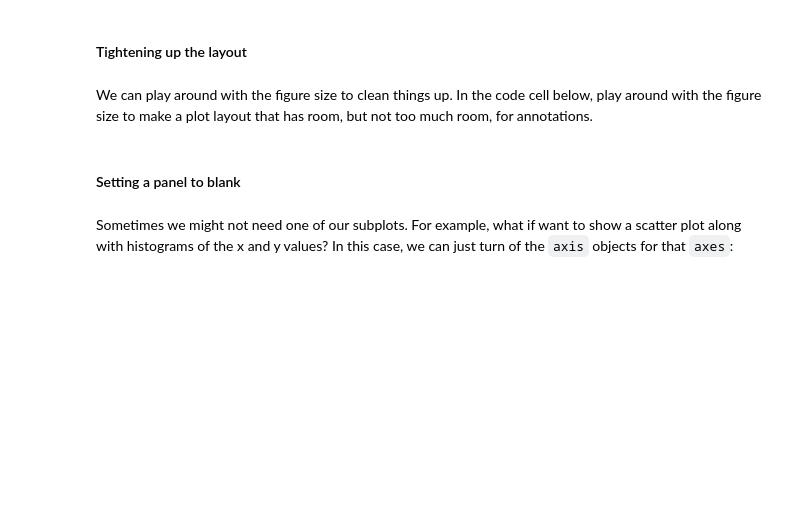
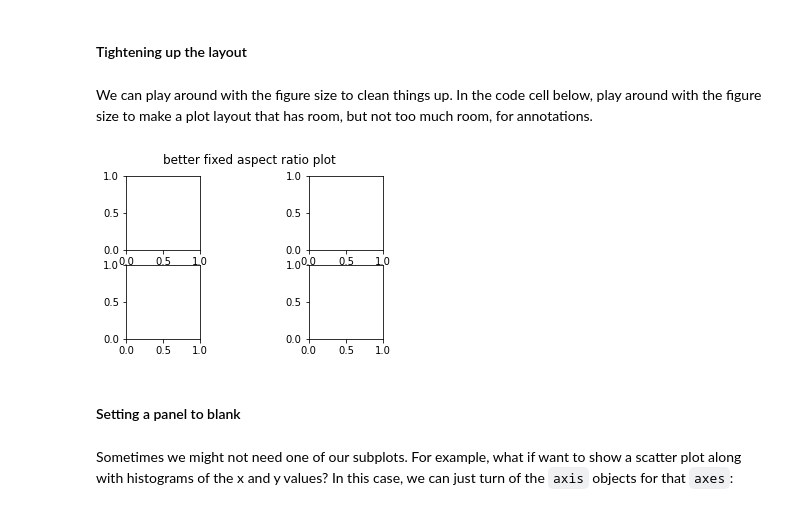
Before and after one commit to nwstetson/FDS-CourseTwo, a Jupyter notebook: PythonTutorials/tu_10_multiAxesFigs_2.ipynb, the cells around one changed output. Cells and saved outputs as stored; diff of their text form; code cells hidden in the pictures; blank space fills up the shorter version.

```diff
--- a/PythonTutorials/tu_10_multiAxesFigs_2.ipynb
+++ b/PythonTutorials/tu_10_multiAxesFigs_2.ipynb
@@ -199,12 +221,14 @@ TypeError: __init__() got an unexpected keyword argument 'layout'
 # %% [markdown]
 We can play around with the figure size to clean things up. In the code cell below, play around with the figure size to make a plot layout that has room, but not too much room, for annotations.
 # %%
-fig, axs = plt.subplots(2, 2, layout="constrained", figsize=(6, 3))
+fig, axs = plt.subplots(2, 2, figsize=(6, 3))
 
 for ax in axs.flat:
     ax.set_aspect(1)
 
 fig.suptitle('better fixed aspect ratio plot');
+# %% [output]
+[figure, added]
 # %% [markdown]
 #### Setting a panel to blank
 # %% [markdown]
```
Also changed, not shown: parts of 18 cells of this notebook.
